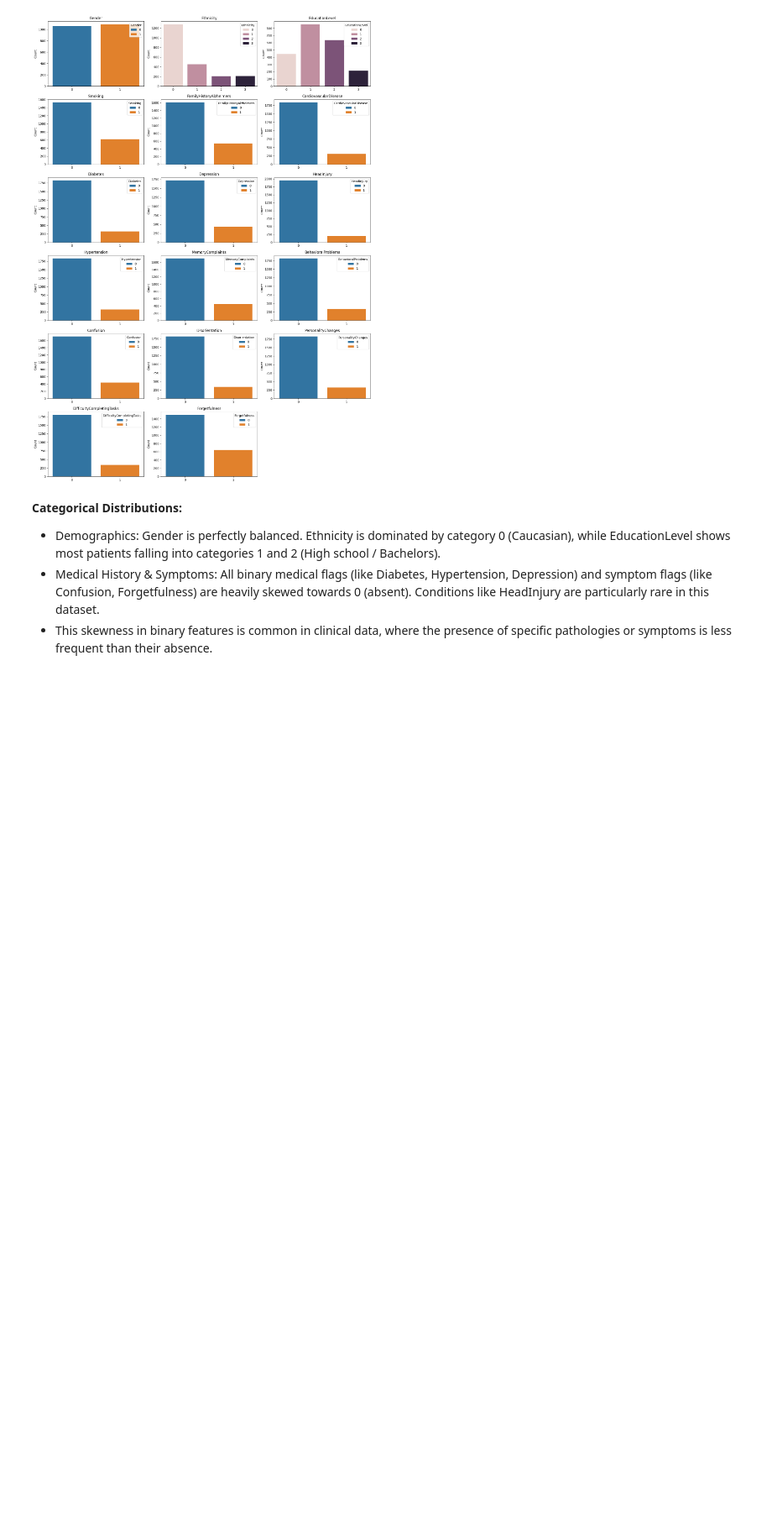
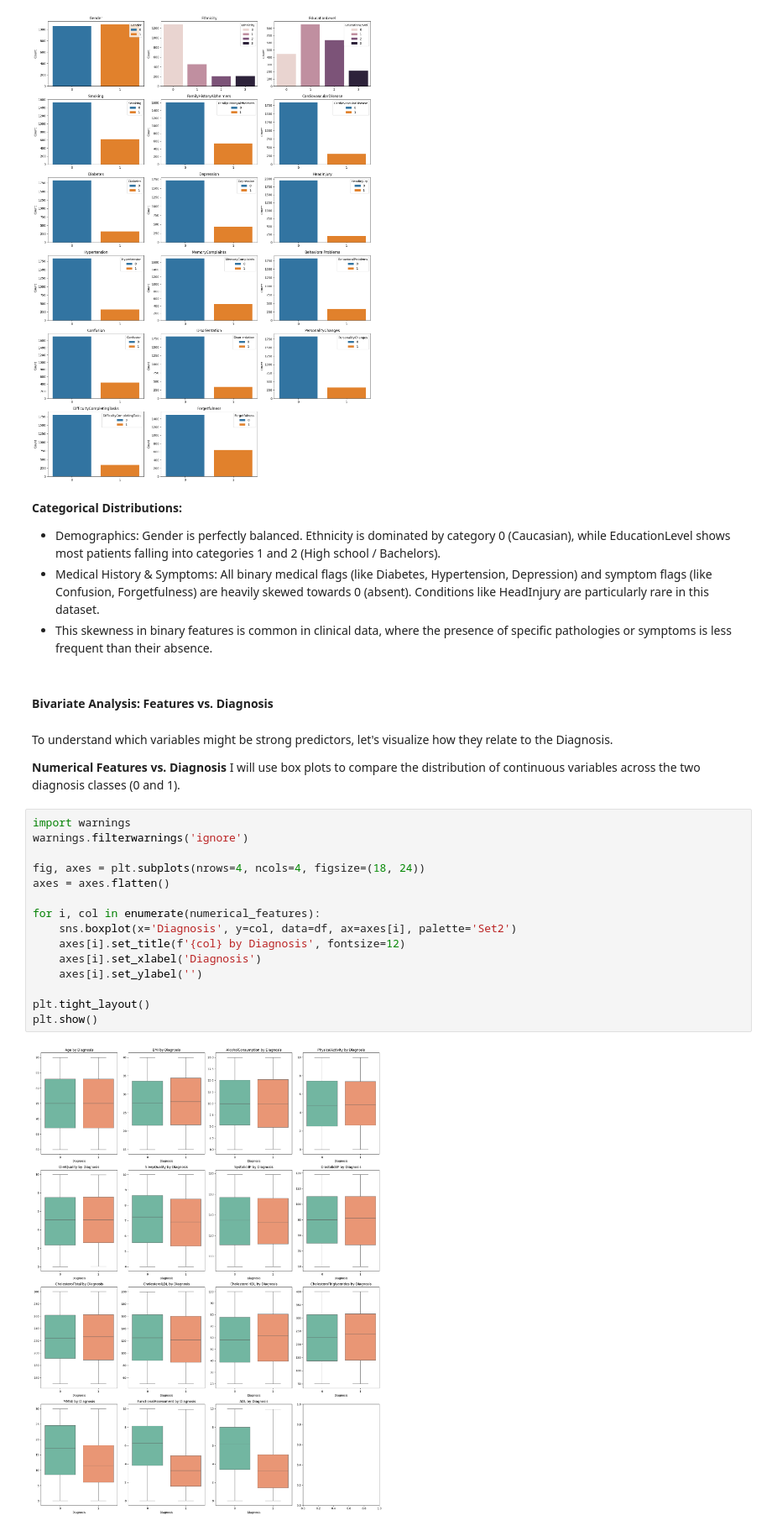
Before and after one commit to mtfattahpour/alzheimer-ml-classification, a Jupyter notebook: analysis.ipynb, the cells around one changed output. Shown at 84% size. Saved outputs shown, nothing was run; the diff lists cells and outputs as text; blank space fills up the shorter version.

Commit message:
Added complete visual bivariate analysis

```diff
--- a/analysis.ipynb
+++ b/analysis.ipynb
@@ -255,3 +255,27 @@ plt.show()
 - Demographics: Gender is perfectly balanced. Ethnicity is dominated by category 0 (Caucasian), while EducationLevel shows most patients falling into categories 1 and 2 (High school / Bachelors).
 - Medical History & Symptoms: All binary medical flags (like Diabetes, Hypertension, Depression) and symptom flags (like Confusion, Forgetfulness) are heavily skewed towards 0 (absent). Conditions like HeadInjury are particularly rare in this dataset.
 - This skewness in binary features is common in clinical data, where the presence of specific pathologies or symptoms is less frequent than their absence.
+# %% [markdown]
+#### Bivariate Analysis: Features vs. Diagnosis
+# %% [markdown]
+To understand which variables might be strong predictors, let's visualize how they relate to the Diagnosis.
+
+**Numerical Features vs. Diagnosis**
+I will use box plots to compare the distribution of continuous variables across the two diagnosis classes (0 and 1).
+# %%
+import warnings
+warnings.filterwarnings('ignore')
+
+fig, axes = plt.subplots(nrows=4, ncols=4, figsize=(18, 24))
+axes = axes.flatten()
+
+for i, col in enumerate(numerical_features):
+    sns.boxplot(x='Diagnosis', y=col, data=df, ax=axes[i], palette='Set2')
+    axes[i].set_title(f'{col} by Diagnosis', fontsize=12)
+    axes[i].set_xlabel('Diagnosis')
+    axes[i].set_ylabel('')
+
+plt.tight_layout()
+plt.show()
+# %% [output]
+[figure, added]
```
Also changed, not shown: parts of 3 cells of this notebook.
